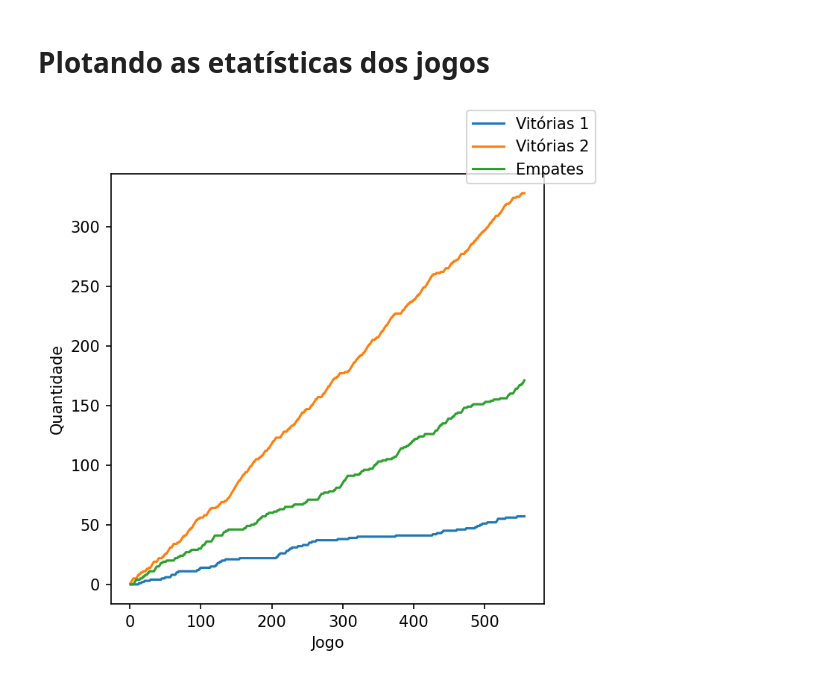
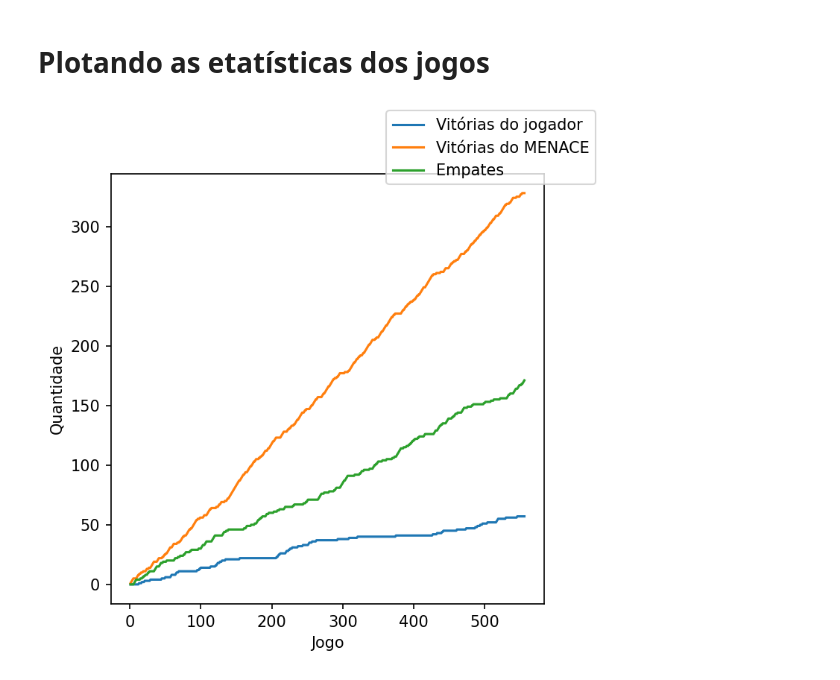
Before and after one commit to alicevk/MENACE, a Jupyter notebook: files/plots.ipynb, the cells around one changed output. Cells and saved outputs as stored; diff of their text form; code cells hidden in the pictures.

```diff
--- a/files/plots.ipynb
+++ b/files/plots.ipynb
@@ -7,12 +7,12 @@ import pickle
 # %%
 # ------------------------- Para plotar um histórico ------------------------- #
 path = './assets/dados/history_IPA_A.pickle'
 
 with open(path, 'rb') as file:
     data = pickle.load(file)
-    plot(data[0],data[1],data[2],show=True)
+    plot(data[0],data[1],data[2],show=True,label1='Vitórias do jogador',label2='Vitórias do MENACE')
 # %% [output]
-[figure, old version]
+[figure, new version]
 # %%
 # # ----------------- Para plotar todos os históricos na pasta ----------------- #
 # import glob
```
Also changed, not shown: parts of 1 cell of this notebook, 6 other files.
